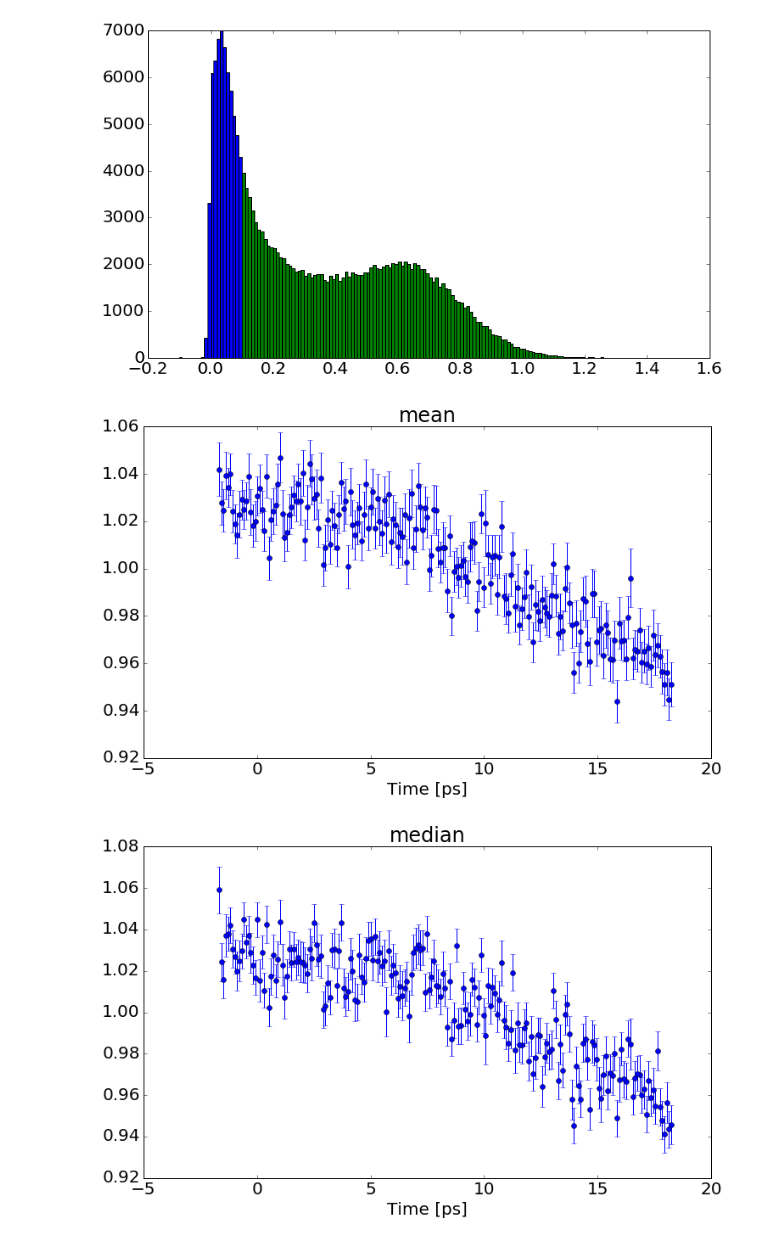
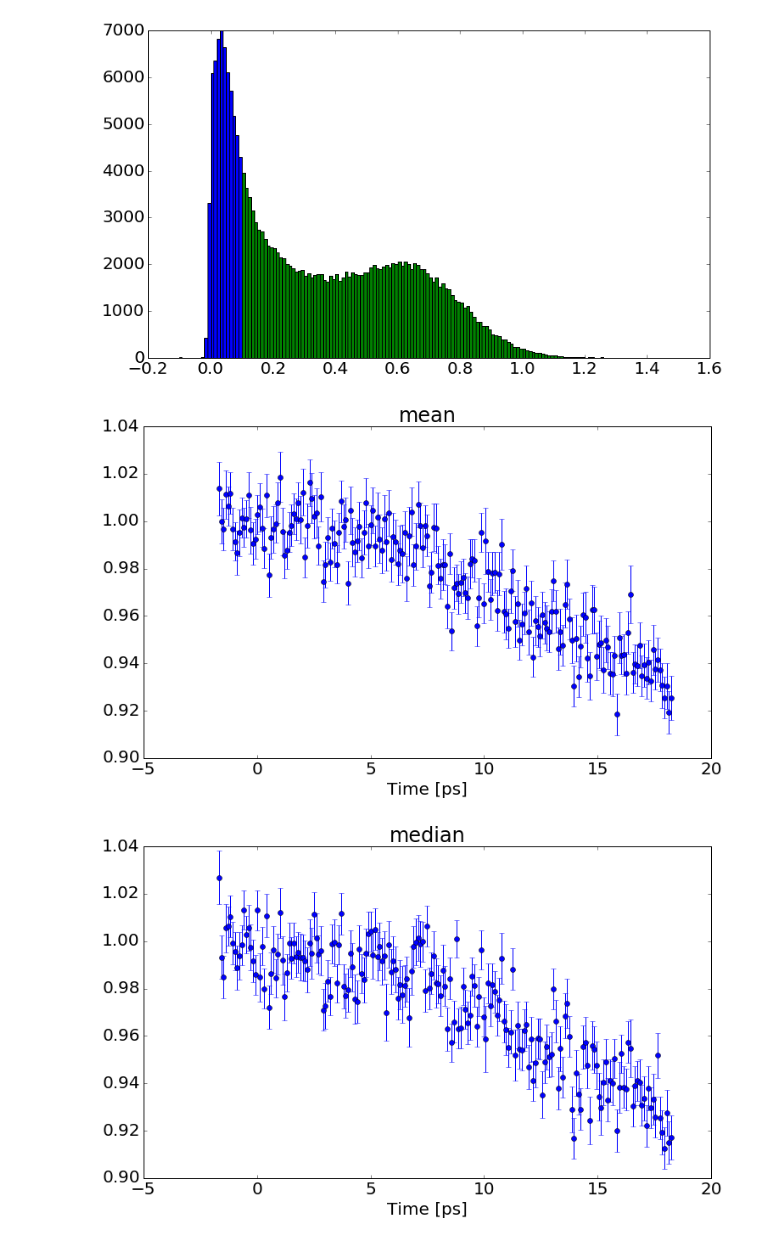
Before and after one commit to vespos/sxri0414, a Jupyter notebook: run60_ana.ipynb, the cells around one changed output. Drawn from its saved outputs; the diff is of its cells as text; code cells hidden in the pictures.

```diff
--- a/run60_ana.ipynb
+++ b/run60_ana.ipynb
@@ -33,7 +33,7 @@ t0 = 51.75
 
 mask = np.logical_and(~np.isnan(data.sig), ~np.isnan(data.I0))
 
-dl = data.dl[mask]-t0
+dl = -(data.dl[mask]-t0)
 I0 = data.I0[mask]*1000
 I = data.sig[mask]
 energy = data.ebeam.photon_energy[mask]
@@ -123,33 +123,33 @@ plt.show()
 # %%
 Inorm = I/I0
 Iave = []
 Ierr = []
 for t in np.unique(dl):
     Iave.append(np.mean(Inorm[dl==t]))
     Ierr.append( np.std(Inorm[dl==t]) / np.sqrt(np.sum(Inorm[dl==t])) )
 
 Iave = np.asarray(Iave)
 Iave = Iave / np.mean(Iave[(np.unique(dl)<0)])
 Ierr = np.asarray(Ierr)
-plt.errorbar(-np.unique(dl)/0.15, Iave, Ierr, marker='o', linestyle='None')
+plt.errorbar(np.unique(dl)/0.15, Iave, Ierr, marker='o', linestyle='None')
 plt.xlabel('Time [ps]')
 plt.title('mean')
 
 Iave = []
 Ierr = []
 for t in np.unique(dl):
     Iave.append(np.median(Inorm[dl==t]))
     Ierr.append( np.std(Inorm[dl==t]) / np.sqrt(np.sum(Inorm[dl==t])) )
 
 Iave = np.asarray(Iave)
 Iave = Iave / np.mean(Iave[(np.unique(dl)<0)])
 Ierr = np.asarray(Ierr)
 plt.figure()
-plt.errorbar(-np.unique(dl)/0.15, Iave, Ierr, marker='o', linestyle='None')
+plt.errorbar(np.unique(dl)/0.15, Iave, Ierr, marker='o', linestyle='None')
 plt.xlabel('Time [ps]')
 plt.title('median')
 plt.show()
 plt.show()
 # %% [output]
-[figure, old version]
+[figure, new version]
-[figure, old version]
+[figure, new version]
```
Also changed, not shown: parts of 2 cells of this notebook, 5 other files.
